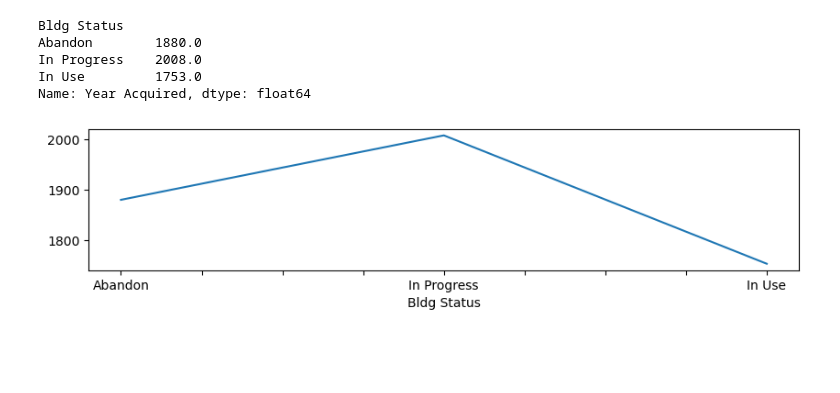
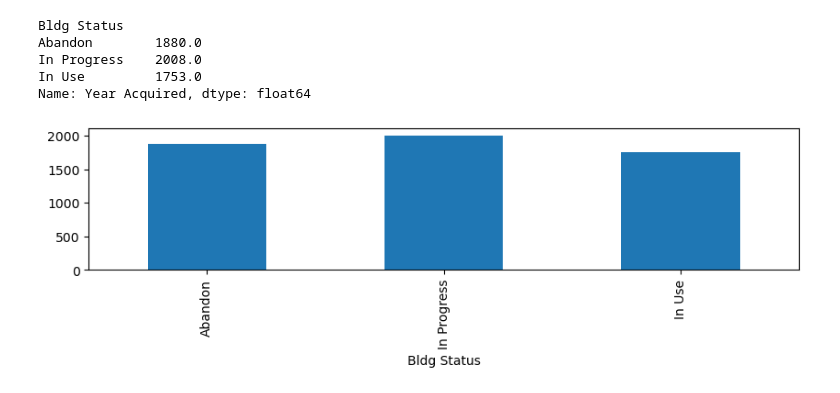
Before and after one commit to UIUC-iSchool-DataViz/is445_obuobg_spring2026, a Jupyter notebook: week02/inClass_week02.ipynb, the cells around one changed output. Drawn from its saved outputs; the diff is of its cells as text; code cells hidden in the pictures; blank space fills up the shorter version.

```diff
--- a/week02/inClass_week02.ipynb
+++ b/week02/inClass_week02.ipynb
@@ -437,7 +437,7 @@ In Use         1753.0
 Name: Year Acquired, dtype: float64
 # %%
 fig, ax = plt.subplots(figsize=(10,2))
-gbs2.plot(ax=ax)
+gbs2.plot(kind='bar', ax=ax)
 plt.show()
 # %% [output]
-[figure, old version]
+[figure, new version]
```
